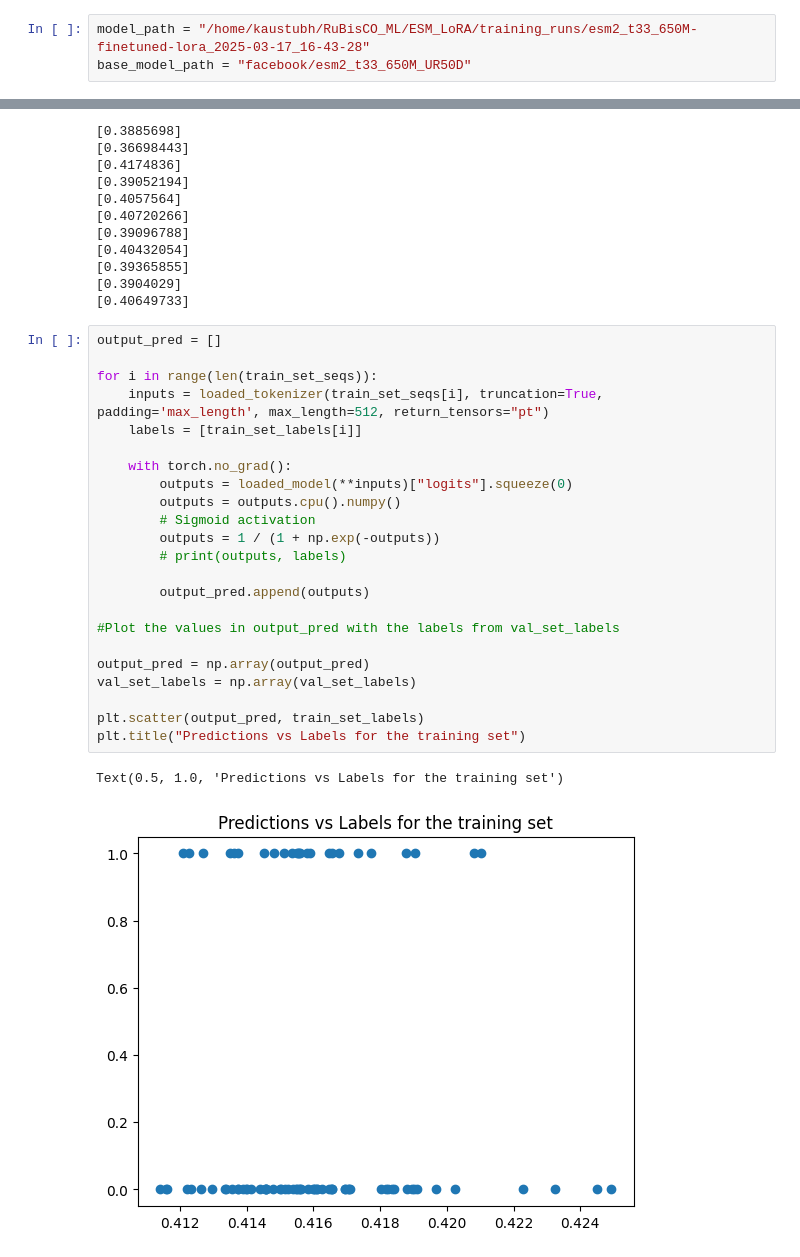
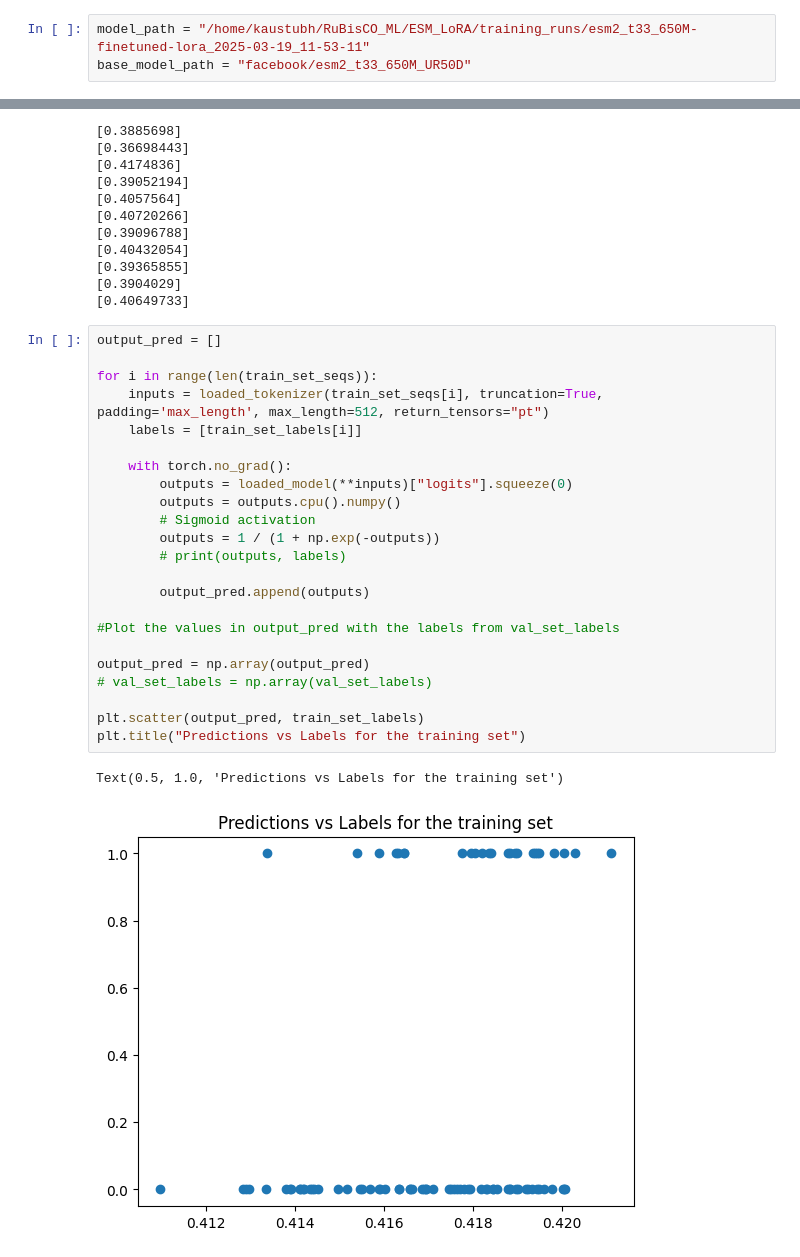
Before and after one commit to kaustubh-amritkar/lora_esm_classification, a Jupyter notebook: analysis/apply_lora_on_esm.ipynb, the cells around one changed output, grey strips where cells are left out. Drawn from its saved outputs; the diff is of its cells as text.

Commit message:
Fixed the mistake for getting best model from training

```diff
--- a/analysis/apply_lora_on_esm.ipynb
+++ b/analysis/apply_lora_on_esm.ipynb
@@ -49,5 +49,5 @@ We strongly recommend passing in an `attention_mask` since your input_ids may be
 # %%
-model_path = "/home/kaustubh/RuBisCO_ML/ESM_LoRA/training_runs/esm2_t33_650M-finetuned-lora_2025-03-17_16-43-28"
+model_path = "/home/kaustubh/RuBisCO_ML/ESM_LoRA/training_runs/esm2_t33_650M-finetuned-lora_2025-03-19_11-53-11"
 base_model_path = "facebook/esm2_t33_650M_UR50D"
 # %%
 class CustomModel(EsmPreTrainedModel):
@@ -291,29 +291,29 @@ for i in range(len(val_set_seqs)):
 # %%
 output_pred = []
 
 for i in range(len(train_set_seqs)):
     inputs = loaded_tokenizer(train_set_seqs[i], truncation=True, padding='max_length', max_length=512, return_tensors="pt")
     labels = [train_set_labels[i]]
 
     with torch.no_grad():
         outputs = loaded_model(**inputs)["logits"].squeeze(0)
         outputs = outputs.cpu().numpy()
         # Sigmoid activation
         outputs = 1 / (1 + np.exp(-outputs))
         # print(outputs, labels)
 
         output_pred.append(outputs)
 
 #Plot the values in output_pred with the labels from val_set_labels
 
 output_pred = np.array(output_pred)
-val_set_labels = np.array(val_set_labels)
+# val_set_labels = np.array(val_set_labels)
 
 plt.scatter(output_pred, train_set_labels)
 plt.title("Predictions vs Labels for the training set")
 # %% [output]
 Text(0.5, 1.0, 'Predictions vs Labels for the training set')
-[figure, old version]
+[figure, new version]
 # %%
 output_pred = []
 
```
Also changed, not shown: parts of 6 cells of this notebook, 1 other file.
